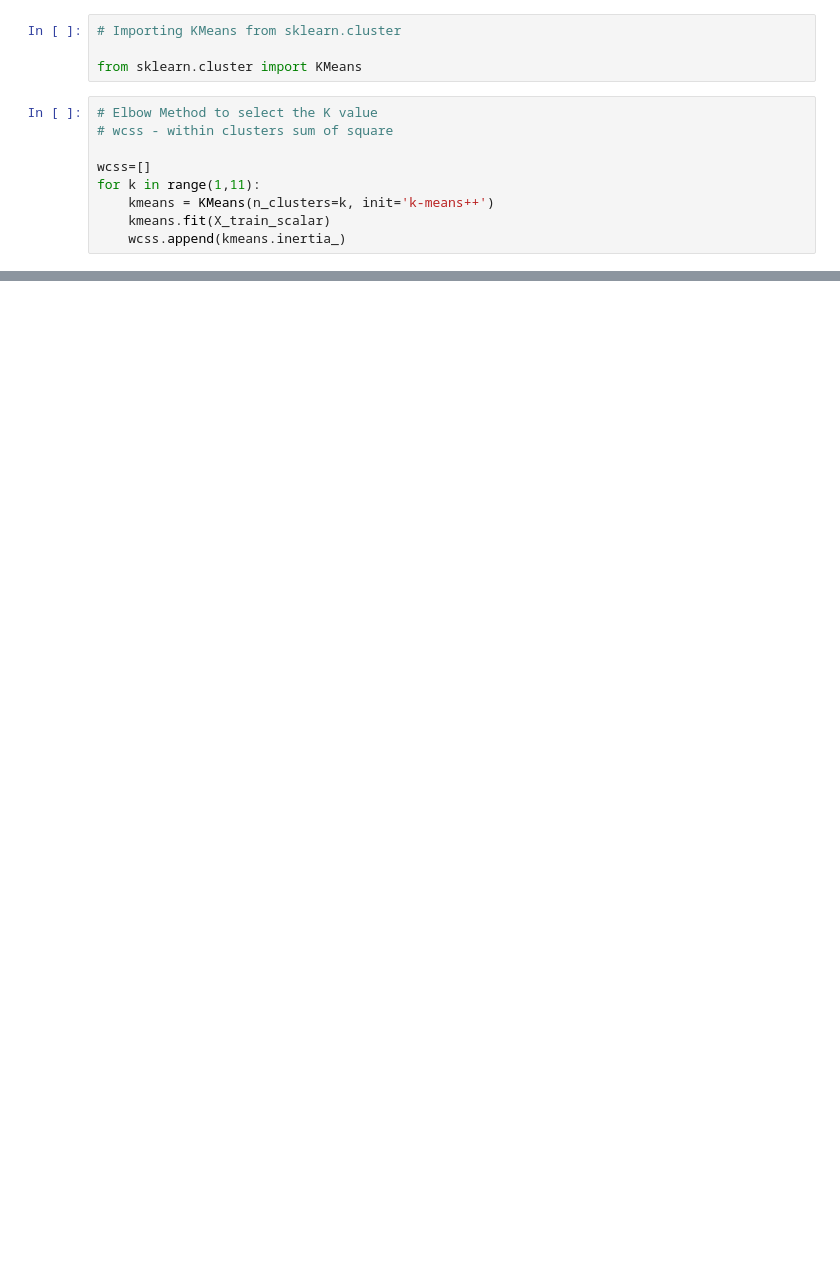
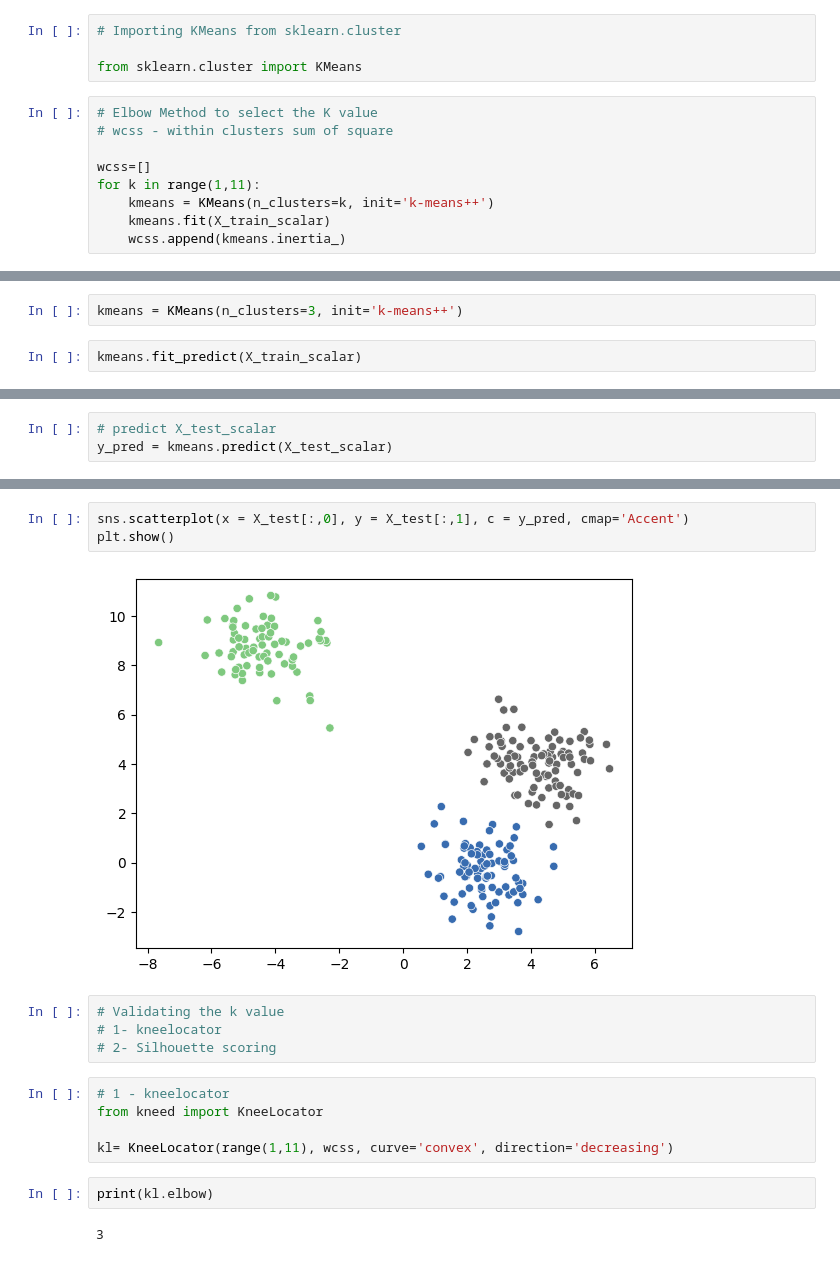
Before and after one commit to Mrinal-Official/Udemy_Krish_Practice, a Jupyter notebook: KMeans_Cluster/K_Means_implementation.ipynb, the cells around one changed output, grey strips where cells are left out. Saved outputs shown, nothing was run; the diff lists cells and outputs as text; blank space fills up the shorter version.

```diff
--- a/KMeans_Cluster/K_Means_implementation.ipynb
+++ b/KMeans_Cluster/K_Means_implementation.ipynb
@@ -129,0 +130,4 @@ plt.show()
+# %%
+kmeans = KMeans(n_clusters=3, init='k-means++')
+# %%
+kmeans.fit_predict(X_train_scalar)
@@ -129,0 +152,3 @@ plt.show()
+# %%
+# predict X_test_scalar
+y_pred = kmeans.predict(X_test_scalar)
@@ -129,0 +170,18 @@ plt.show()
+# %%
+sns.scatterplot(x = X_test[:,0], y = X_test[:,1], c = y_pred, cmap='Accent')
+plt.show()
+# %% [output]
+[figure, added]
+# %%
+# Validating the k value
+# 1- kneelocator
+# 2- Silhouette scoring
+# %%
+# 1 - kneelocator
+from kneed import KneeLocator
+
+kl= KneeLocator(range(1,11), wcss, curve='convex', direction='decreasing')
+# %%
+print(kl.elbow)
+# %% [output]
+3
```
Also changed, not shown: parts of 13 cells of this notebook.
